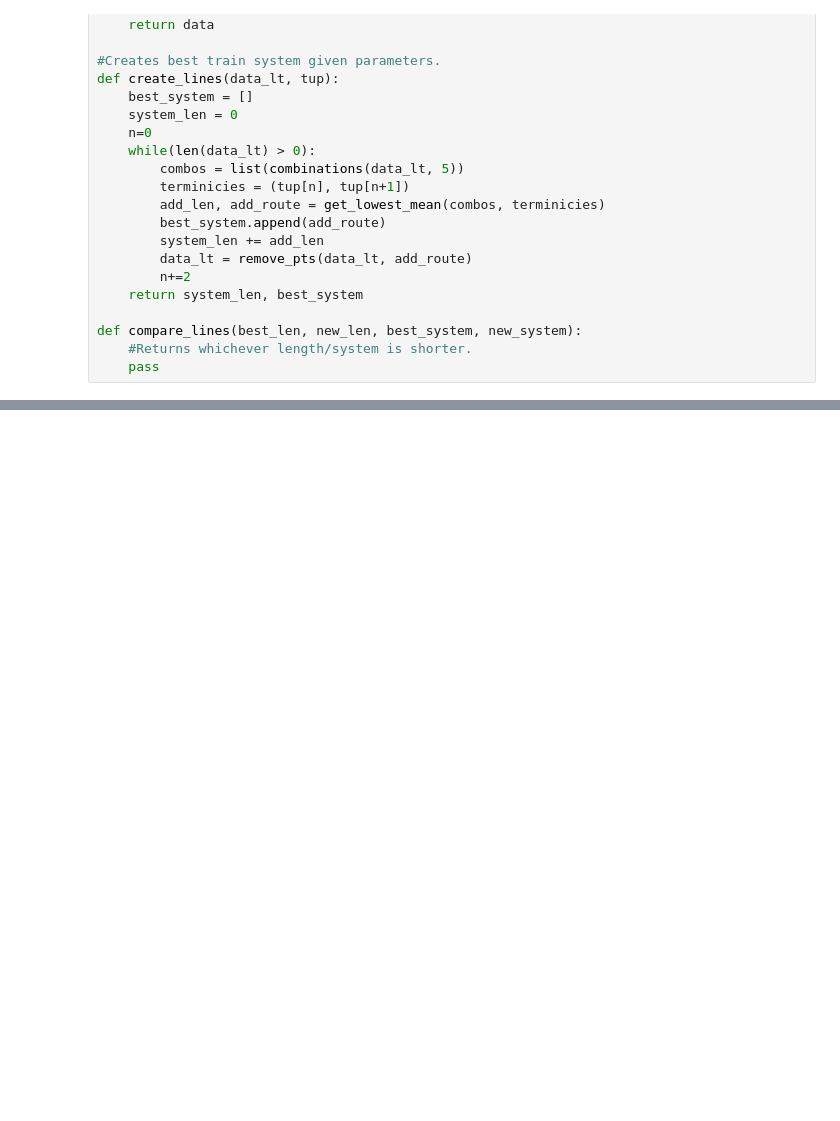
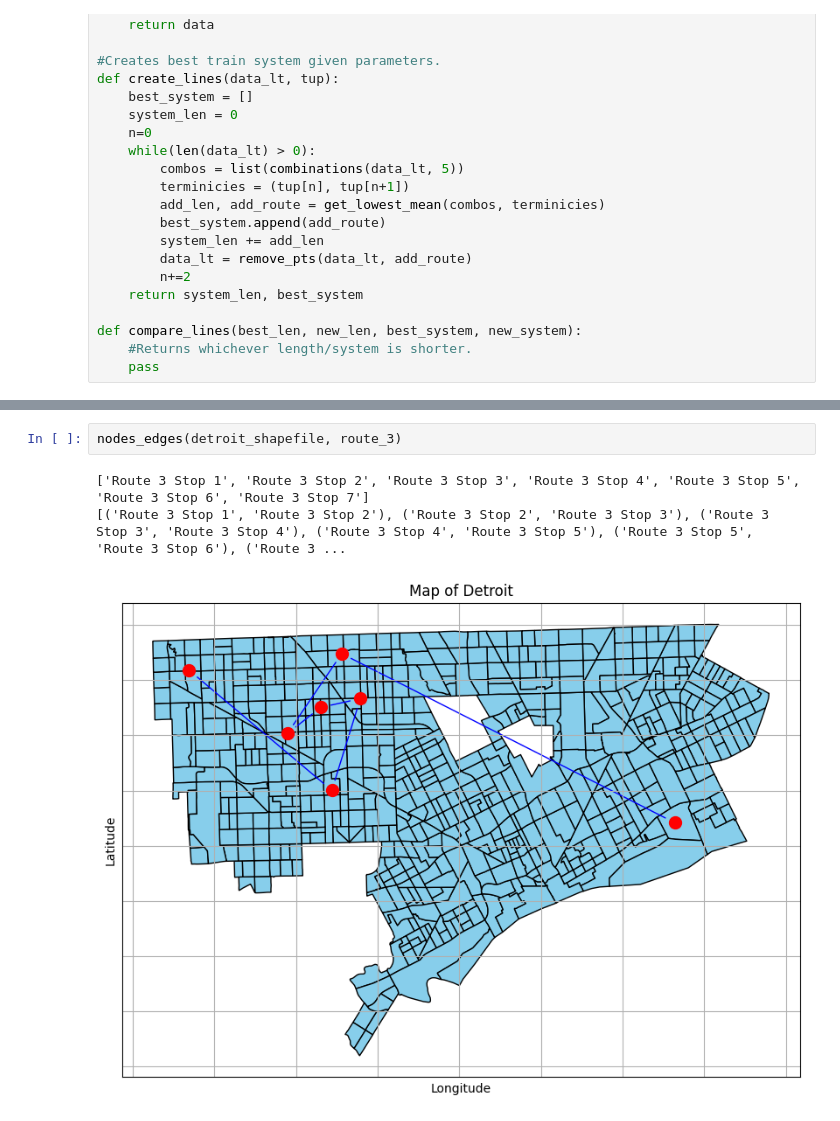
Before and after one commit to mgagea/CMSE202-Final-Project, a Jupyter notebook: Testing.ipynb, the cells around one changed output, grey strips where cells are left out. Saved outputs shown, nothing was run; the diff lists cells and outputs as text; blank space fills up the shorter version.

```diff
--- a/Testing.ipynb
+++ b/Testing.ipynb
@@ -207,0 +358,6 @@ create_lines(data_lt, tup)
+# %%
+nodes_edges(detroit_shapefile, route_3)
+# %% [output]
+['Route 3 Stop 1', 'Route 3 Stop 2', 'Route 3 Stop 3', 'Route 3 Stop 4', 'Route 3 Stop 5', 'Route 3 Stop 6', 'Route 3 Stop 7']
+[('Route 3 Stop 1', 'Route 3 Stop 2'), ('Route 3 Stop 2', 'Route 3 Stop 3'), ('Route 3 Stop 3', 'Route 3 Stop 4'), ('Route 3 Stop 4', 'Route 3 Stop 5'), ('Route 3 Stop 5', 'Route 3 Stop 6'), ('Route 3 ...
+[figure, added]
```
Also changed, not shown: parts of 10 cells of this notebook.
